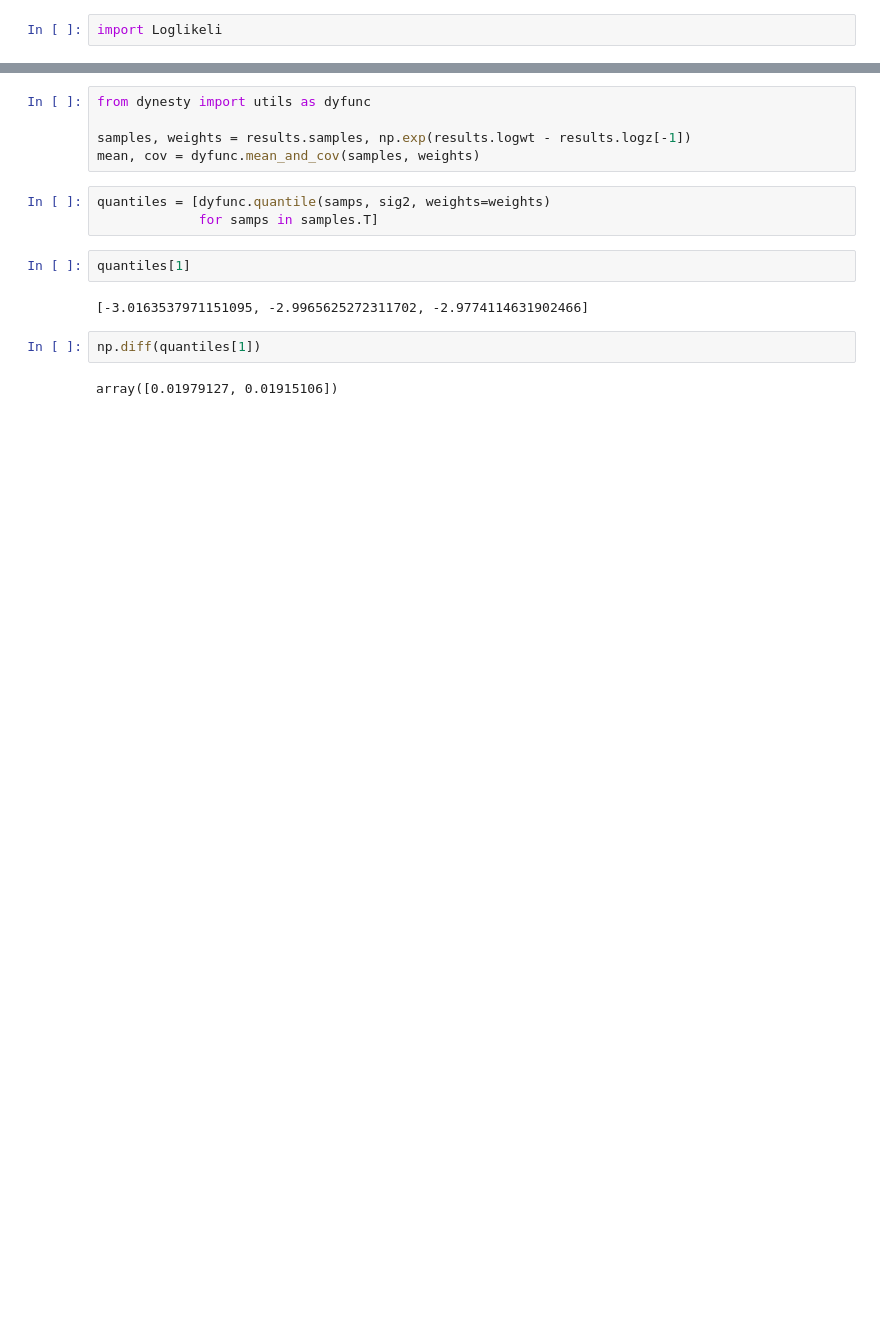
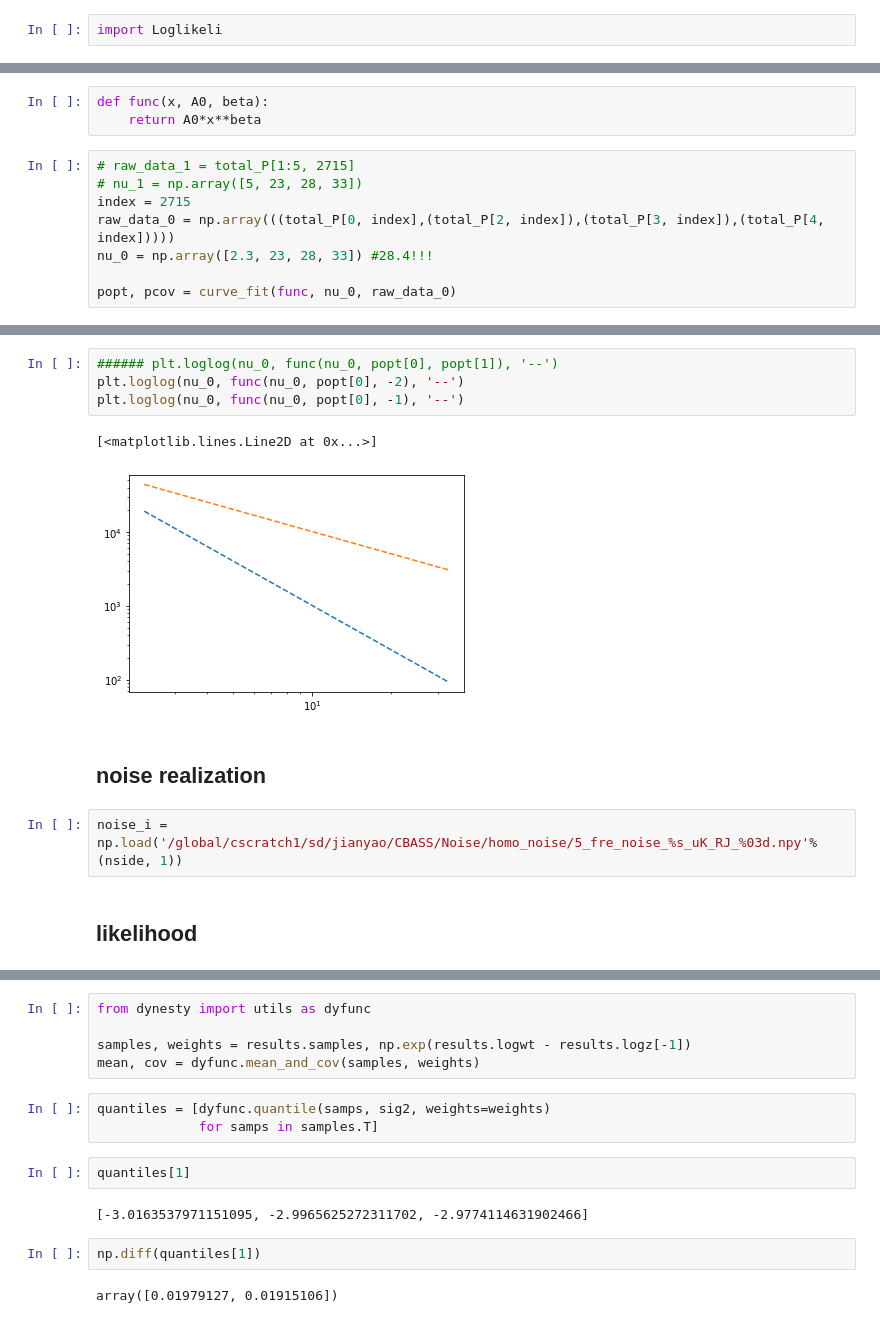
Before and after one commit to yaojian95/Beta_s, a Jupyter notebook: Likelihood_analysis.ipynb, the cells around one changed output, grey strips where cells are left out. Saved outputs shown, nothing was run; the diff lists cells and outputs as text; blank space fills up the shorter version.

```diff
--- a/Likelihood_analysis.ipynb
+++ b/Likelihood_analysis.ipynb
@@ -399,0 +428,11 @@ def prior_flex(cube, A0):
+# %%
+def func(x, A0, beta):
+    return A0*x**beta
+# %%
+# raw_data_1 = total_P[1:5, 2715]
+# nu_1 = np.array([5, 23, 28, 33])
+index = 2715
+raw_data_0 = np.array(((total_P[0, index],(total_P[2, index]),(total_P[3, index]),(total_P[4, index]))))
+nu_0 = np.array([2.3, 23, 28, 33]) #28.4!!!
+
+popt, pcov = curve_fit(func, nu_0, raw_data_0)
@@ -399,0 +443,13 @@ def prior_flex(cube, A0):
+# %%
+###### plt.loglog(nu_0, func(nu_0, popt[0], popt[1]), '--')
+plt.loglog(nu_0, func(nu_0, popt[0], -2), '--')
+plt.loglog(nu_0, func(nu_0, popt[0], -1), '--')
+# %% [output]
+[<matplotlib.lines.Line2D at 0x...>]
+[figure, added]
+# %% [markdown]
+## noise realization
+# %%
+noise_i = np.load('/global/cscratch1/sd/jianyao/CBASS/Noise/homo_noise/5_fre_noise_%s_uK_RJ_%03d.npy'%(nside, 1))
+# %% [markdown]
+## likelihood
```
Also changed, not shown: parts of 47 cells of this notebook.
